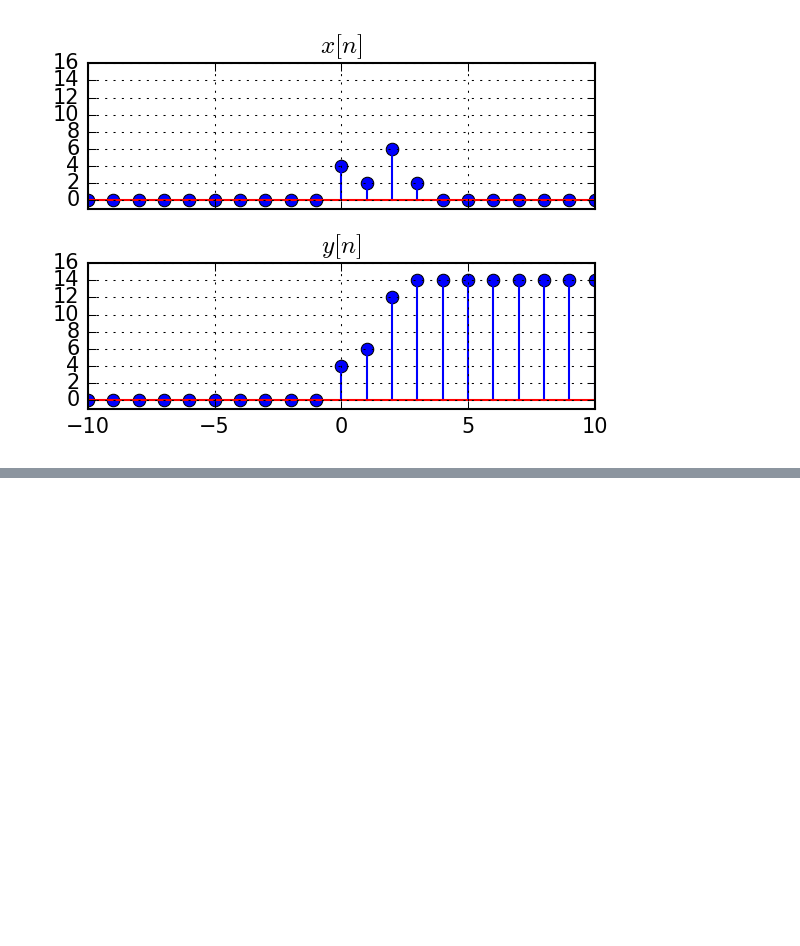
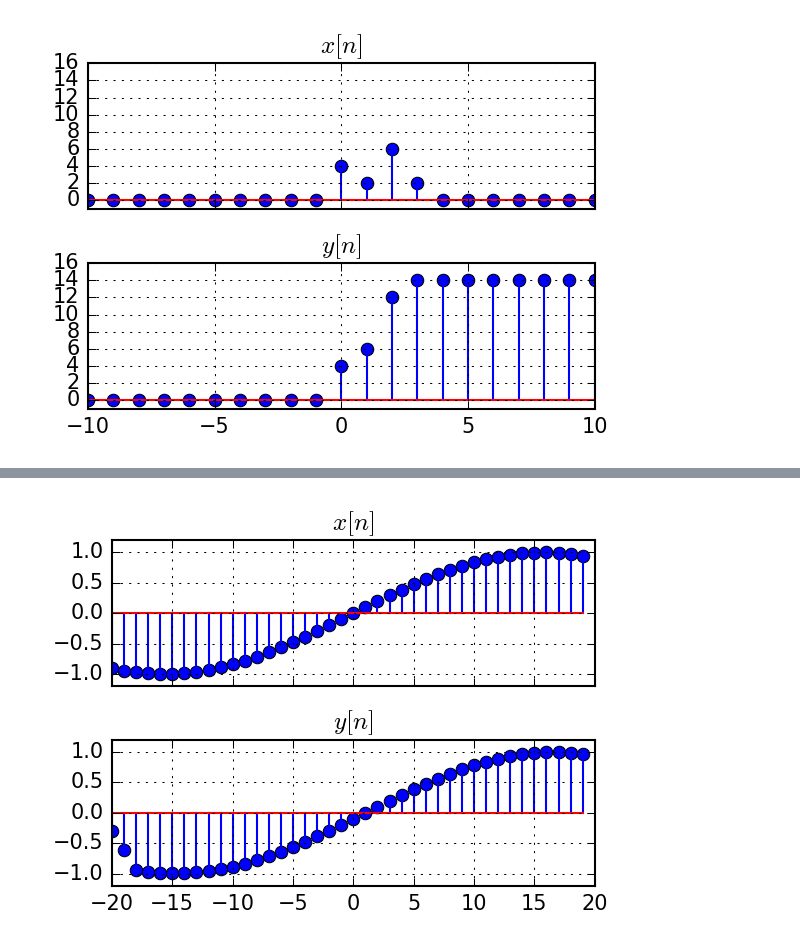
Before and after one commit to nikolaims/dsp19, a Jupyter notebook: lectures/lecture3.ipynb, the cells around one changed output, grey strips where cells are left out. Cells and saved outputs as stored; diff of their text form; code cells hidden in the pictures; blank space fills up the shorter version.

```diff
--- a/lectures/lecture3.ipynb
+++ b/lectures/lecture3.ipynb
@@ -292,0 +279,24 @@ Using matplotlib backend: Qt4Agg
+# %%
+n = np.arange(-20, 20)
+
+h = 1/3. * ((n==-1).astype(int) + (n==0).astype(int) + (n==1).astype(int))
+
+#w = np.pi*2/3
+w = 0.1
+x = np.sin(w*n)
+y = np.convolve(x, h, 'same')
+
+
+fig, ax = plt.subplots(2, sharex=True, sharey=True, figsize=(4,3), dpi=150)
+
+ax[0].stem(n, x)
+ax[0].set_title('$x[n]$')
+
+ax[1].stem(n, y)
+ax[1].set_title('$y[n]$')
+
+
+plt.ylim(-1.2, 1.2)
+plt.tight_layout()
+# %% [output]
+[figure, added]
```
Also changed, not shown: parts of 4 cells of this notebook.
